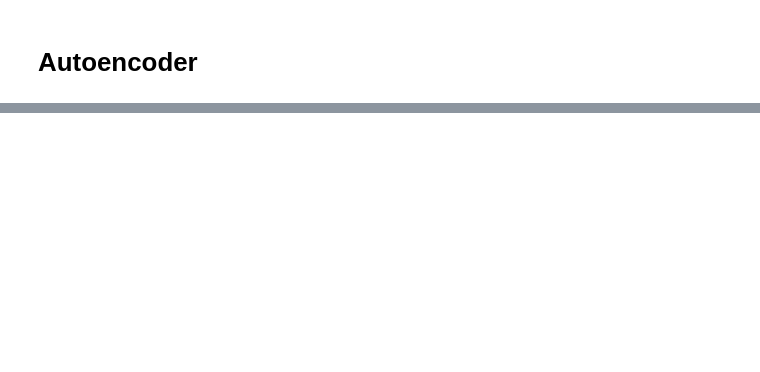
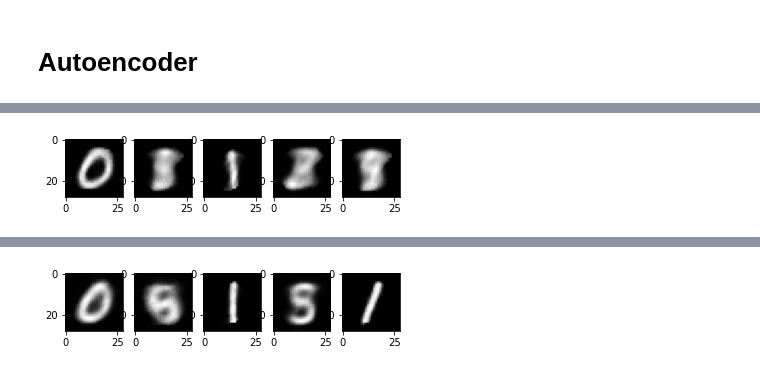
Before and after one commit to oneoftwo/generative_model_tutorial, a Jupyter notebook: AE.ipynb, the cells around one changed output, grey strips where cells are left out. Cells and saved outputs as stored; diff of their text form; code cells hidden in the pictures; blank space fills up the shorter version.

```diff
--- a/AE.ipynb
+++ b/AE.ipynb
@@ -198,0 +133,47 @@ size of regenerated image torch.Size([128, 1, 28, 28]) True
+# %%
+################################################################################
+# train model ##################################################################
+
+# train single epoch
+def train_autoencoder_single_epoch(model, dataloader):
+    model.train().cuda()
+    criterion = nn.MSELoss()
+    optimizer = optim.Adam(model.parameters(), lr=0.0001)
+    epoch_loss = 0
+
+    for imgs, labels in tqdm(dataloader):
+        optimizer.zero_grad()
+        imgs = imgs.cuda()
+        imgs_regen, z = model(imgs)
+        loss = criterion(imgs_regen.view(-1, 784), imgs.view(-1, 784))
+        loss.backward()
+        optimizer.step()
+        epoch_loss += loss.item()
+    # plot regen imgs
+    fig = plt.figure(figsize=(6, 30))
+    for idx in range(5):
+        img = imgs_regen[idx].cpu().squeeze().detach().numpy()
+        ax = fig.add_subplot(1, 5, idx + 1)
+        ax.imshow(img, cmap=cm.gray)
+    plt.show()
+    return epoch_loss
+
+# train model
+def train_autoencoder(model, dataloader, n_epoch=2):
+    loss_list = []
+    model
+    for idx_epoch in range(n_epoch):
+        epoch_loss = train_autoencoder_single_epoch(model, dataloader)
+        print('epoch', idx_epoch,'reconstruction loss: ', epoch_loss)
+    return model
+
+################################################################################
+
+
+################################################################################
+# excecute #####################################################################
+model = Autoencoder()
+trained_ae = train_autoencoder(model, train_loader)
+################################################################################
+# %% [output]
+[figure, added]
@@ -198,0 +181 @@ size of regenerated image torch.Size([128, 1, 28, 28]) True
+[figure, added]
```
Also changed, not shown: parts of 15 cells of this notebook.
